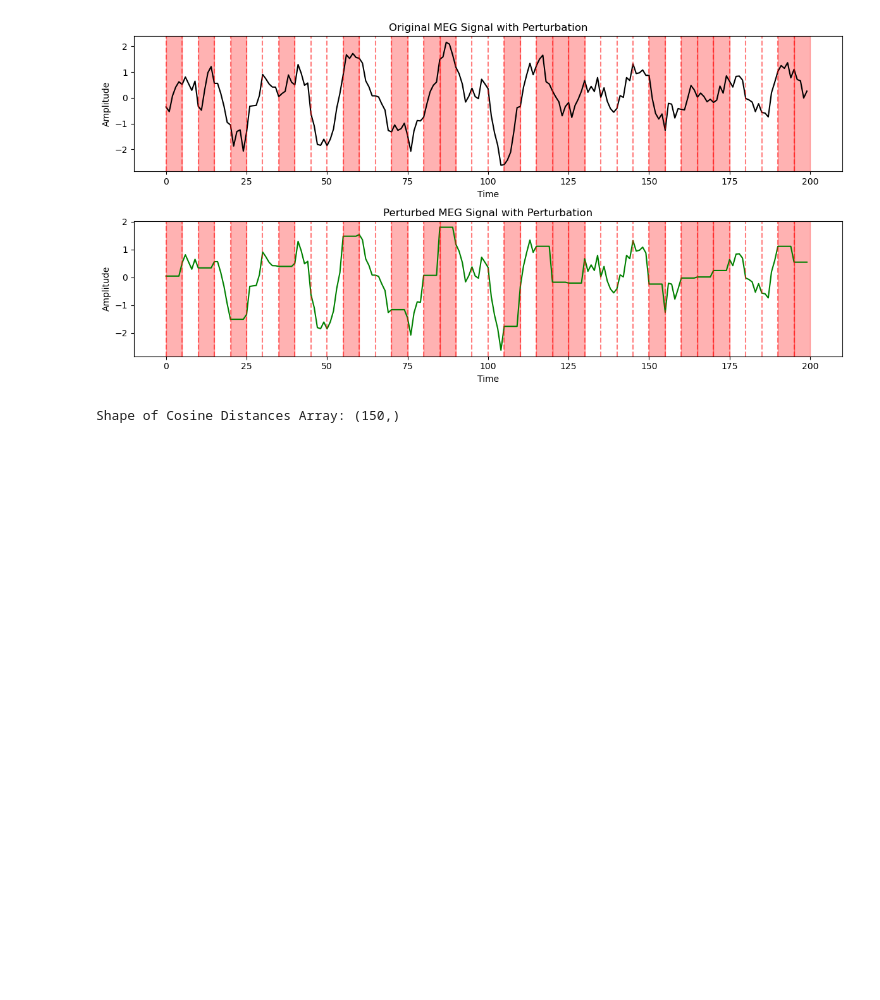
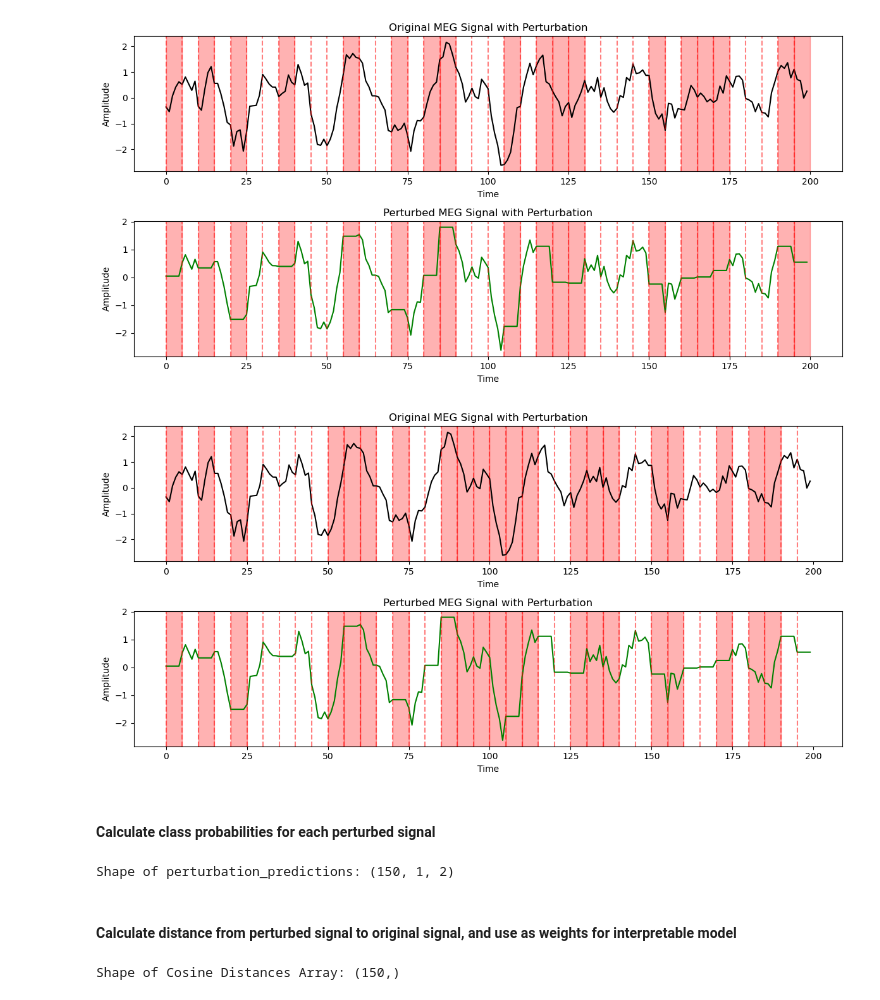
Before and after one commit to zpsheldon/meg-neural-decoding, a Jupyter notebook: explainability/lime-for-time.ipynb, the cells around one changed output. Drawn from its saved outputs; the diff is of its cells as text; code cells hidden in the pictures; blank space fills up the shorter version.

```diff
--- a/explainability/lime-for-time.ipynb
+++ b/explainability/lime-for-time.ipynb
@@ -1016,11 +1020,23 @@ plot_perturbed_ecg(seq[0], perturbed_ecg_example[0], random_perturbations[-1], n
 plot_perturbed_ecg(seq[1], perturbed_ecg_example[1], random_perturbations[-1], num_slices, title='MEG Signal with Perturbation')
 # %% [output]
 [figure]
+# %%
+# plot the original and perturbed ECG signals with highlighted slices and deactivated segments
+plot_perturbed_ecg(seq[1], perturbed_ecg_example[1], random_perturbations[-2], num_slices, title='MEG Signal with Perturbation')
+# %% [output]
+[figure, added]
+# %% [markdown]
+#### Calculate class probabilities for each perturbed signal
 # %%
 # from lime_explanation import predict_perturbations
 
 ## Predict the class probabilities using the trained ECG classifier
 perturbation_predictions = predict_perturbations(model, seq, random_perturbations, num_slices, perturb_mean)
+print("Shape of perturbation_predictions:", perturbation_predictions.shape)
+# %% [output]
+Shape of perturbation_predictions: (150, 1, 2)
+# %% [markdown]
+#### Calculate distance from perturbed signal to original signal, and use as weights for interpretable model
 # %%
 # from lime_explanation import calculate_cosine_distances
 
```
Also changed, not shown: parts of 6 cells of this notebook, 4 other files.
